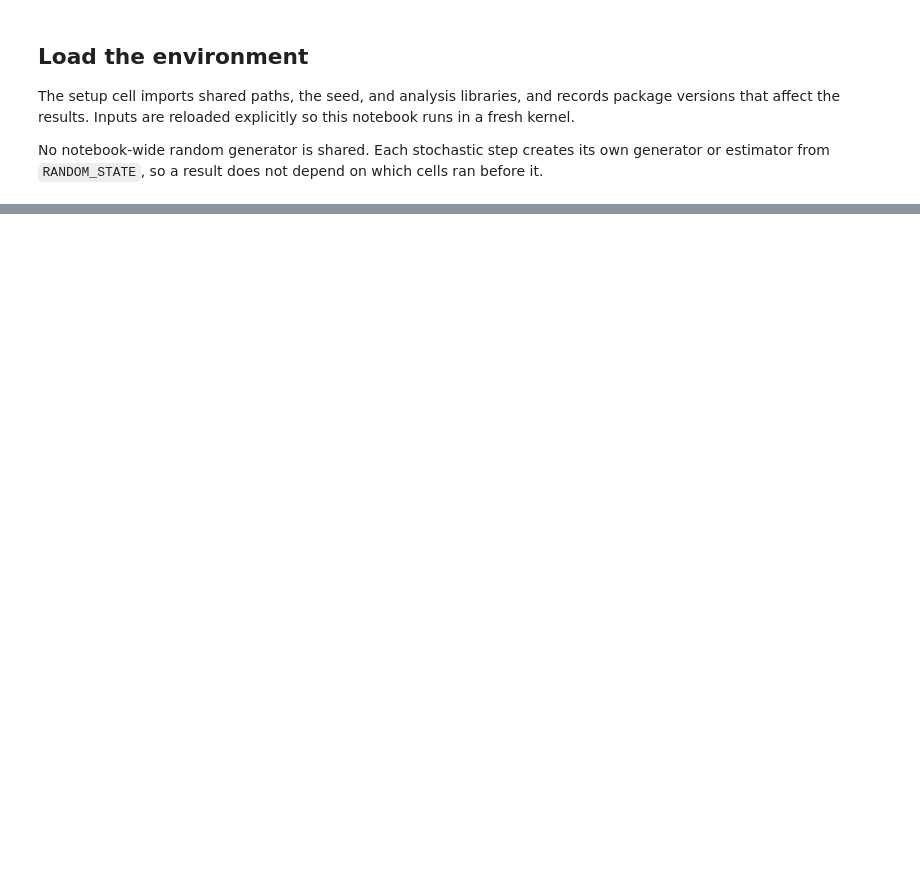
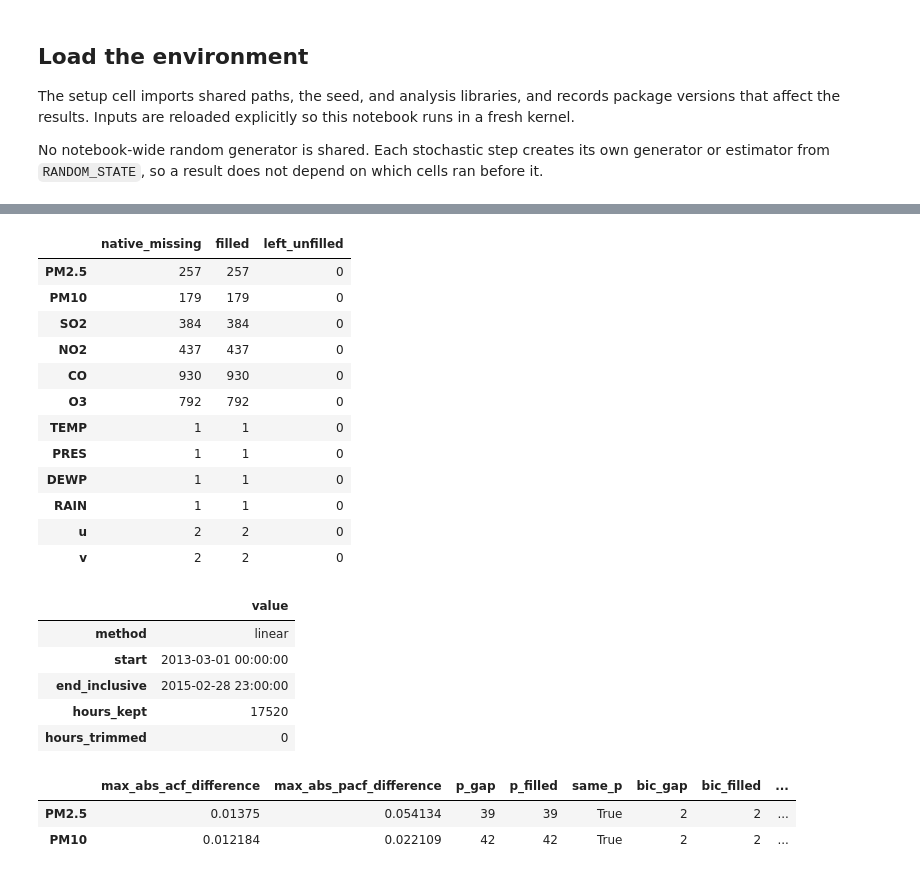
Before and after one commit to NgTHung/preprocessing, a Jupyter notebook: book/02_time_series_preprocessing.ipynb, the cells around one changed output, grey strips where cells are left out. Saved outputs shown, nothing was run; the diff lists cells and outputs as text; code cells hidden in the pictures; blank space fills up the shorter version.

```diff
--- a/book/02_time_series_preprocessing.ipynb
+++ b/book/02_time_series_preprocessing.ipynb
@@ -250,2 +375,77 @@ For each series, apply the transformations in a fixed sequence: the original, th
 # %%
-# TODO: Implement the method. Store metrics in named variables and print them.
+fill_method, fill_kwargs = FILL_SPECS[SELECTED_FILL]
+completed_training = pd.DataFrame(
+    {column: fill_gaps(train[column], fill_method, **fill_kwargs) for column in GRANGER_CANDIDATE_COLUMNS}
+)
+# Hours before the first or after the last observation cannot be interpolated; trim them.
+complete_hours = completed_training.notna().all(axis=1)
+filled_start, filled_end = complete_hours.idxmax(), complete_hours[::-1].idxmax()
+chosen_filled_training = completed_training.loc[filled_start:filled_end]
+assert chosen_filled_training.notna().all().all()
+assert chosen_filled_training.index.equals(pd.date_range(filled_start, filled_end, freq="h"))
+fill_summary = pd.DataFrame(
+    {
+        "native_missing": train[GRANGER_CANDIDATE_COLUMNS].isna().sum(),
+        "filled": (train[GRANGER_CANDIDATE_COLUMNS].isna() & completed_training.notna()).sum(),
+        "left_unfilled": completed_training.isna().sum(),
+    }
+)
+trimmed_span = pd.Series(
+    {
+        "method": SELECTED_FILL,
+        "start": filled_start,
+        "end_inclusive": filled_end,
+        "hours_kept": len(chosen_filled_training),
+        "hours_trimmed": len(train) - len(chosen_filled_training),
+    },
+    name="value",
+)
+display(fill_summary)
+display(trimmed_span.to_frame())
+
+chosen_fill_dependence_check = pd.DataFrame(
+    {
+        target: compare_filled_dependence(
+            train[target].loc[filled_start:filled_end], chosen_filled_training[target],
+            MAX_LAG_BY_TARGET[target],
+        )
+        | {
+            "bic_gap": bic_reference[target],
+            "bic_filled": int(
+                ar_information_criteria(chosen_filled_training[target], MAX_LAG_BY_TARGET[target])["bic"].idxmin()
+            ),
+        }
+        for target in TARGET_COLUMNS
+    }
+).T
+chosen_fill_dependence_check["same_bic_p"] = (
+    chosen_fill_dependence_check["bic_gap"] == chosen_fill_dependence_check["bic_filled"]
+)
+display(chosen_fill_dependence_check)
+assert trimmed_span["hours_trimmed"] == 0
+assert chosen_fill_dependence_check["same_p"].all() and chosen_fill_dependence_check["same_bic_p"].all()
+largest_fill_share = (fill_summary["filled"] / len(train)).sort_values(ascending=False)
+assert (fill_summary.loc[TARGET_COLUMNS, "filled"] / len(train)).max() < 0.02
+# %% [output]
+|  | native_missing | filled | left_unfilled |
+| PM2.5 | 257 | 257 | 0 |
+| PM10 | 179 | 179 | 0 |
+| SO2 | 384 | 384 | 0 |
+| NO2 | 437 | 437 | 0 |
+| CO | 930 | 930 | 0 |
+| O3 | 792 | 792 | 0 |
+| TEMP | 1 | 1 | 0 |
+| PRES | 1 | 1 | 0 |
+| DEWP | 1 | 1 | 0 |
+| RAIN | 1 | 1 | 0 |
+| u | 2 | 2 | 0 |
+| v | 2 | 2 | 0 |
+|  | value |
+| method | linear |
+| start | 2013-03-01 00:00:00 |
+| end_inclusive | 2015-02-28 23:00:00 |
+| hours_kept | 17520 |
+| hours_trimmed | 0 |
+|  | max_abs_acf_difference | max_abs_pacf_difference | p_gap | p_filled | same_p | bic_gap | bic_filled | ... |
+| PM2.5 | 0.01375 | 0.054134 | 39 | 39 | True | 2 | 2 | ... |
+| PM10 | 0.012184 | 0.022109 | 42 | 42 | True | 2 | 2 | ... |
```
Also changed, not shown: parts of 41 cells of this notebook.
